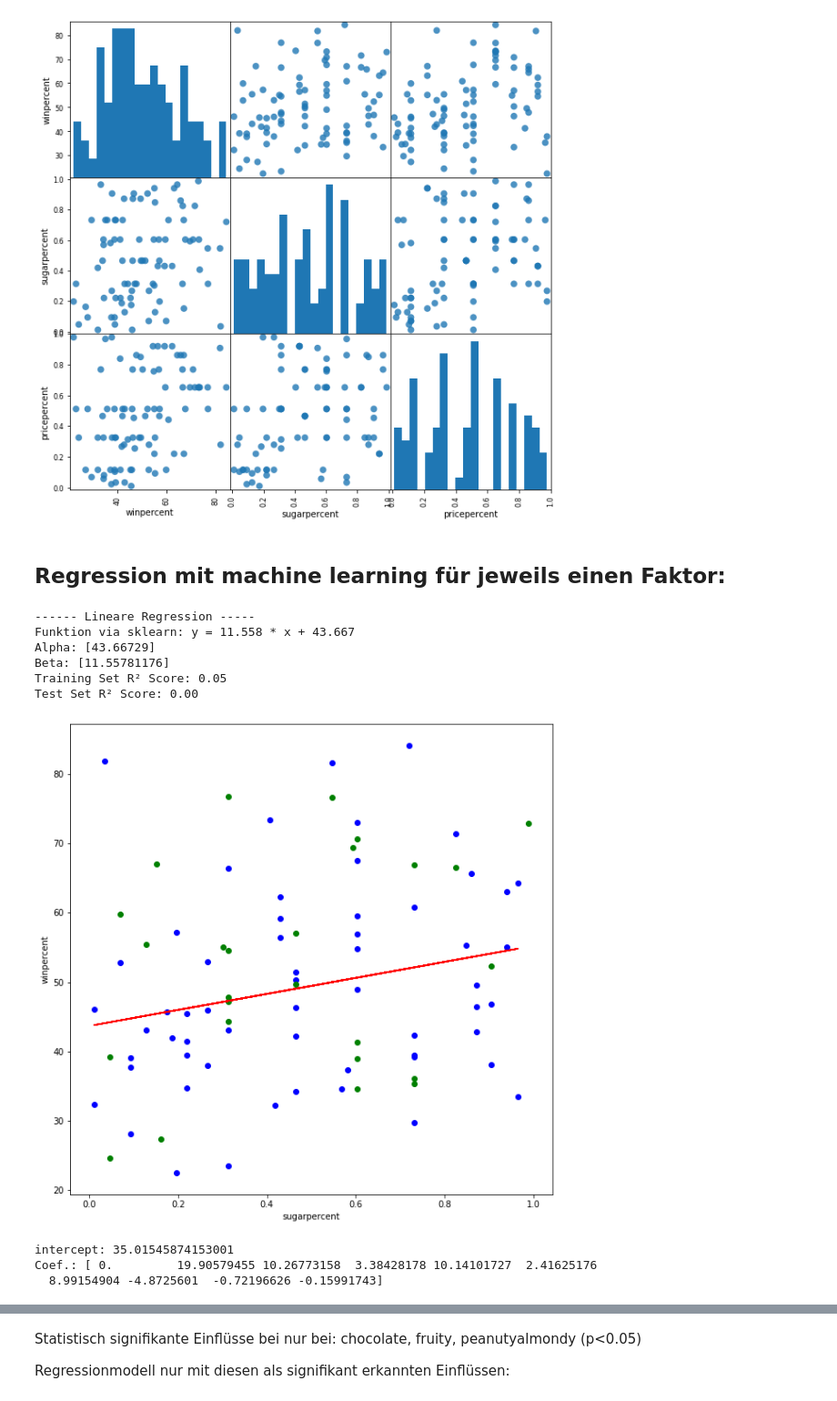
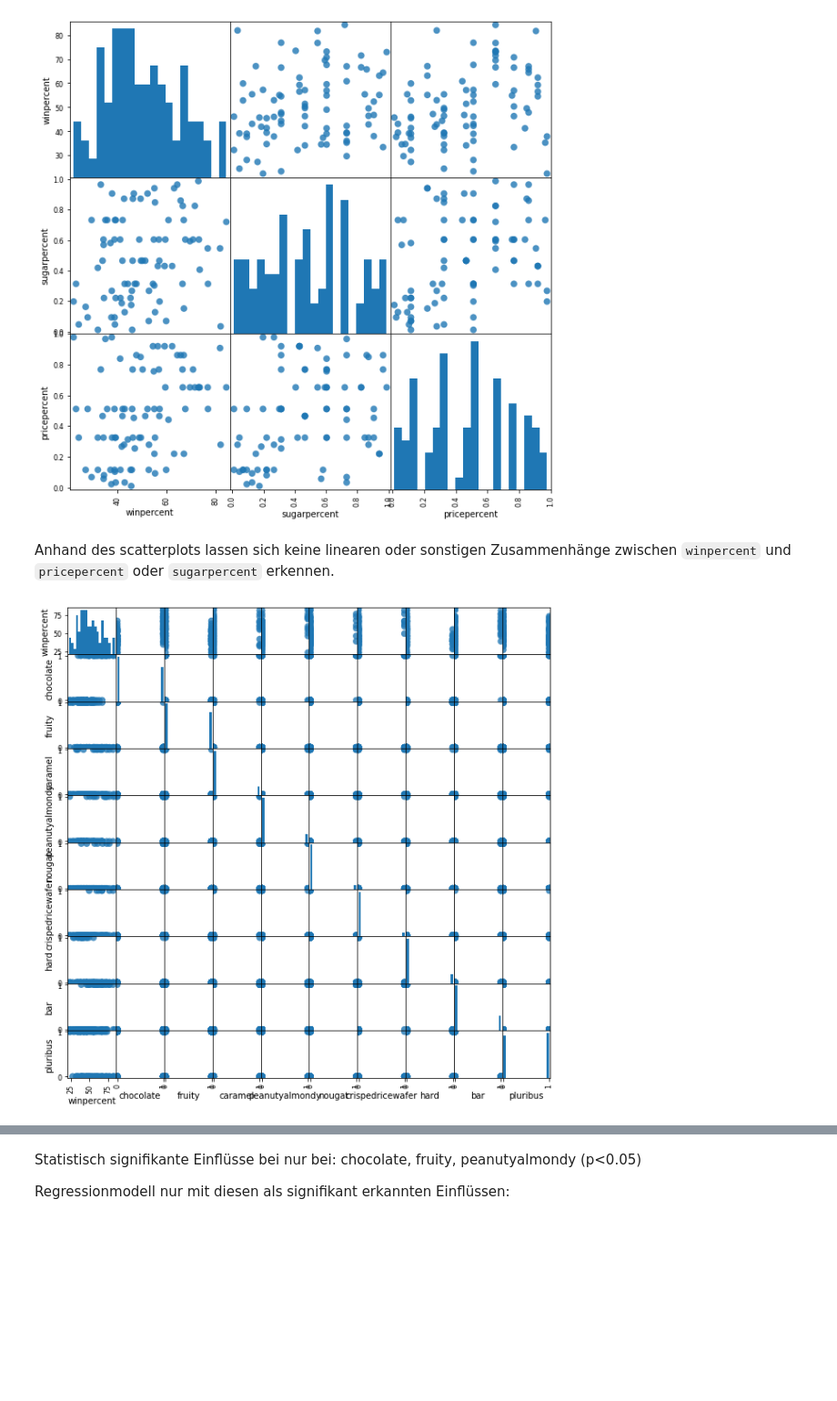
Before and after one commit to rean6690/Case-Study, a Jupyter notebook: Case Study.ipynb, the cells around one changed output, grey strips where cells are left out. Shown at 91% size. Saved outputs shown, nothing was run; the diff lists cells and outputs as text; code cells hidden in the pictures; blank space fills up the shorter version.

```diff
--- a/Case Study.ipynb
+++ b/Case Study.ipynb
@@ -95,54 +118,15 @@ grr = pd.plotting.scatter_matrix(candy[cols_target + cols_ratio]
 plt.show()
 # %% [output]
 [figure]
-# %% [markdown]
-## Regression mit machine learning für jeweils einen Faktor:
-# %%
-X = candy_ratio[["sugarpercent"]]
-y = candy[cols_target]
-
-from sklearn.model_selection import train_test_split
-
-X_train, X_test, y_train, y_test = train_test_split(X, y,
-                                                    test_size = 0.3,     # 70% der Daten für das Training
-                                                    random_state = 42) # bei Bedarf kann hier "dem Zufall auf die Sprünge geholfen" werden
-
-from sklearn.linear_model import LinearRegression   # importieren der Klasse
-
-lr = LinearRegression()                             # instanziieren der Klasse
-
-lr.fit(X_train, y_train)                            # trainieren
-
-print('------ Lineare Regression -----')
-print('Funktion via sklearn: y = %.3f * x + %.3f' % (lr.coef_[0], lr.intercept_))
-print("Alpha: {}".format(lr.intercept_))
-print("Beta: {}".format(lr.coef_[0]))
-print("Training Set R² Score: {:.2f}".format(lr.score(X_train, y_train)))
-print("Test Set R² Score: {:.2f}".format(lr.score(X_test, y_test)))
-print("\n")
-
-plt.figure(figsize=(10,10))
-plt.scatter(X_train, y_train, color = 'blue')                 # Blaue Punkte sind Trainingsdaten
-plt.scatter(X_test, y_test, color = 'green')                  # Grüne Punkte sind Testdaten
-plt.plot(X_train, lr.predict(X_train), color = 'red')         # Hier ensteht die Gerade (x, y) = (x, lr.predict(x)
-plt.xlabel(X_train.columns[0])
-plt.ylabel(cols_target[0])
-plt.show()
-# %% [output]
------- Lineare Regression -----
-Funktion via sklearn: y = 11.558 * x + 43.667
-Alpha: [43.66729]
-Beta: [11.55781176]
-Training Set R² Score: 0.05
-Test Set R² Score: 0.00
-[figure, removed]
-# %%
-from sklearn.linear_model import LinearRegression
-model = LinearRegression().fit(X,y)
-
-print('intercept:', model.intercept_)
-print('Coef.:', model.coef_)
-# %% [output]
-intercept: 35.01545874153001
-Coef.: [ 0.         19.90579455 10.26773158  3.38428178 10.14101727  2.41625176
-  8.99154904 -4.8725601  -0.72196626 -0.15991743]
+# %% [markdown]
+Anhand des scatterplots lassen sich keine linearen oder sonstigen Zusammenhänge zwischen `winpercent` und `pricepercent` oder `sugarpercent` erkennen.
+# %%
+grr = pd.plotting.scatter_matrix(candy[cols_target + cols_ratio_bin]
+                                 ,figsize=(10, 10)
+                                 ,marker = 'o'
+                                 ,hist_kwds={'bins' : 20}
+                                 ,s = 60
+                                 ,alpha = 0.8)
+plt.show()
+# %% [output]
+[figure, added]
```
Also changed, not shown: parts of 21 cells of this notebook.
